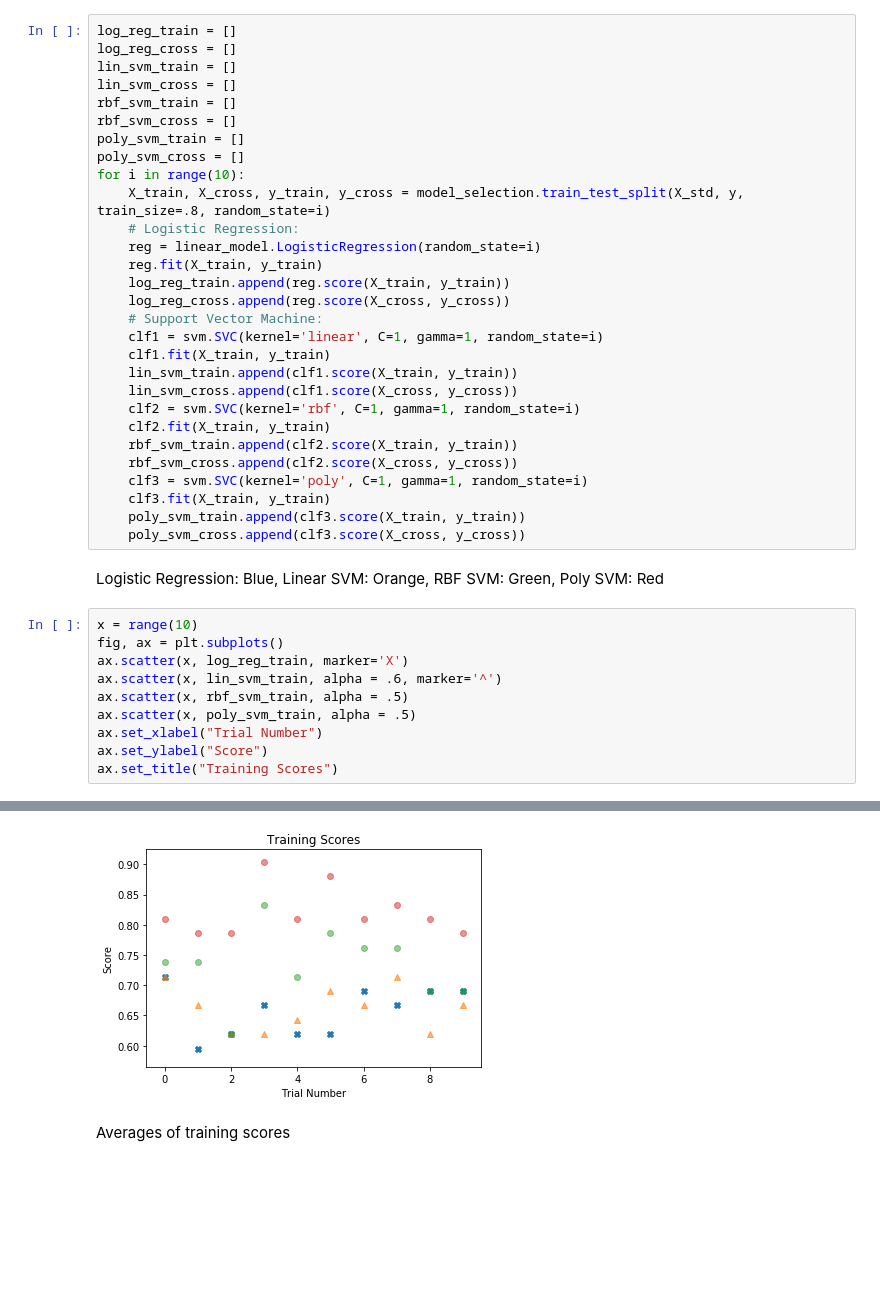
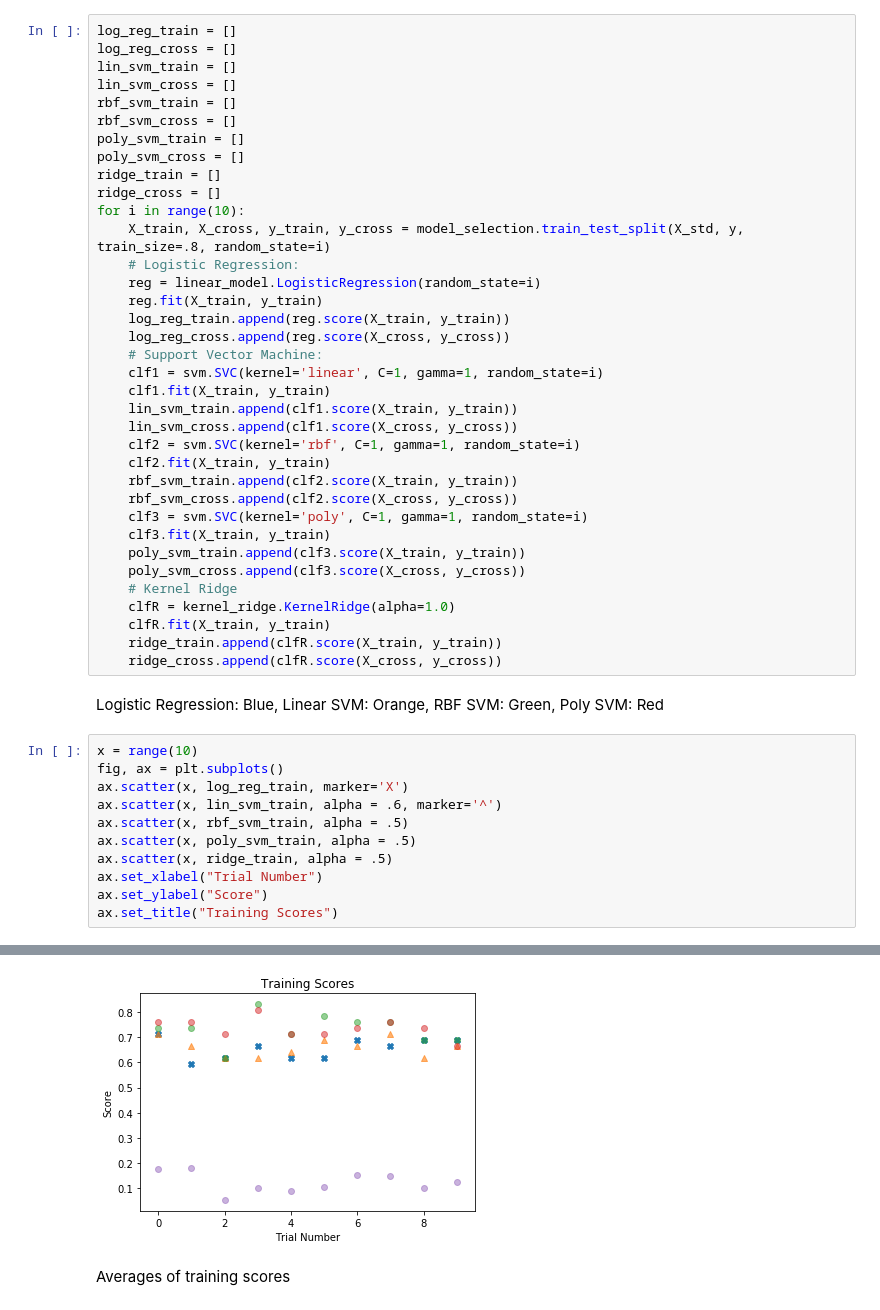
Before and after one commit to SnowballAntrobus/FlameSprayAnalysis, a Jupyter notebook: regressions.ipynb, the cells around one changed output, grey strips where cells are left out. Cells and saved outputs as stored; diff of their text form; blank space fills up the shorter version.

Commit message:
some new models and graphs

```diff
--- a/regressions.ipynb
+++ b/regressions.ipynb
@@ -29,6 +29,8 @@ rbf_svm_train = []
 rbf_svm_cross = []
 poly_svm_train = []
 poly_svm_cross = []
+ridge_train = []
+ridge_cross = []
 for i in range(10):
     X_train, X_cross, y_train, y_cross = model_selection.train_test_split(X_std, y, train_size=.8, random_state=i)
     # Logistic Regression:
@@ -49,6 +51,11 @@ for i in range(10):
     clf3.fit(X_train, y_train)
     poly_svm_train.append(clf3.score(X_train, y_train))
     poly_svm_cross.append(clf3.score(X_cross, y_cross))
+    # Kernel Ridge
+    clfR = kernel_ridge.KernelRidge(alpha=1.0)
+    clfR.fit(X_train, y_train)
+    ridge_train.append(clfR.score(X_train, y_train))
+    ridge_cross.append(clfR.score(X_cross, y_cross))
 # %% [markdown]
 Logistic Regression: Blue,
 Linear SVM: Orange,
@@ -57,16 +64,17 @@ Poly SVM: Red
 # %%
 x = range(10)
 fig, ax = plt.subplots()
 ax.scatter(x, log_reg_train, marker='X')
 ax.scatter(x, lin_svm_train, alpha = .6, marker='^')
 ax.scatter(x, rbf_svm_train, alpha = .5)
 ax.scatter(x, poly_svm_train, alpha = .5)
+ax.scatter(x, ridge_train, alpha = .5)
 ax.set_xlabel("Trial Number")
 ax.set_ylabel("Score")
 ax.set_title("Training Scores")
 # %% [output]
 Text(0.5, 1.0, 'Training Scores')
-[figure, old version]
+[figure, new version]
 # %% [markdown]
 Averages of training scores
 # %%
```
Also changed, not shown: parts of 4 cells of this notebook, 1 other file.
